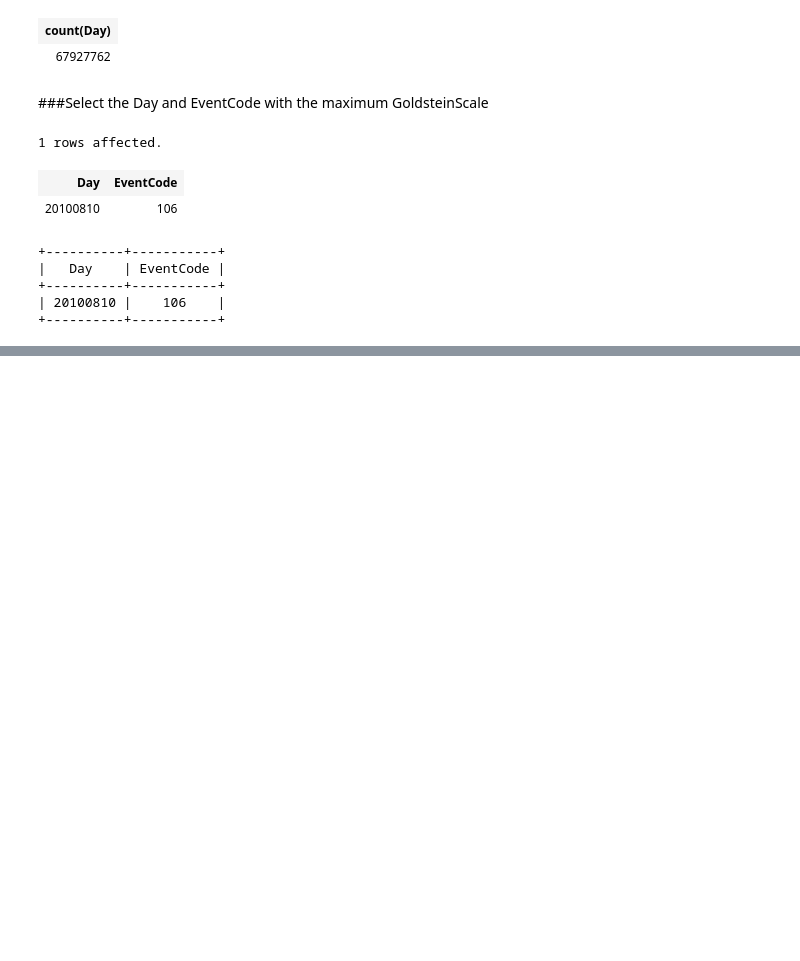
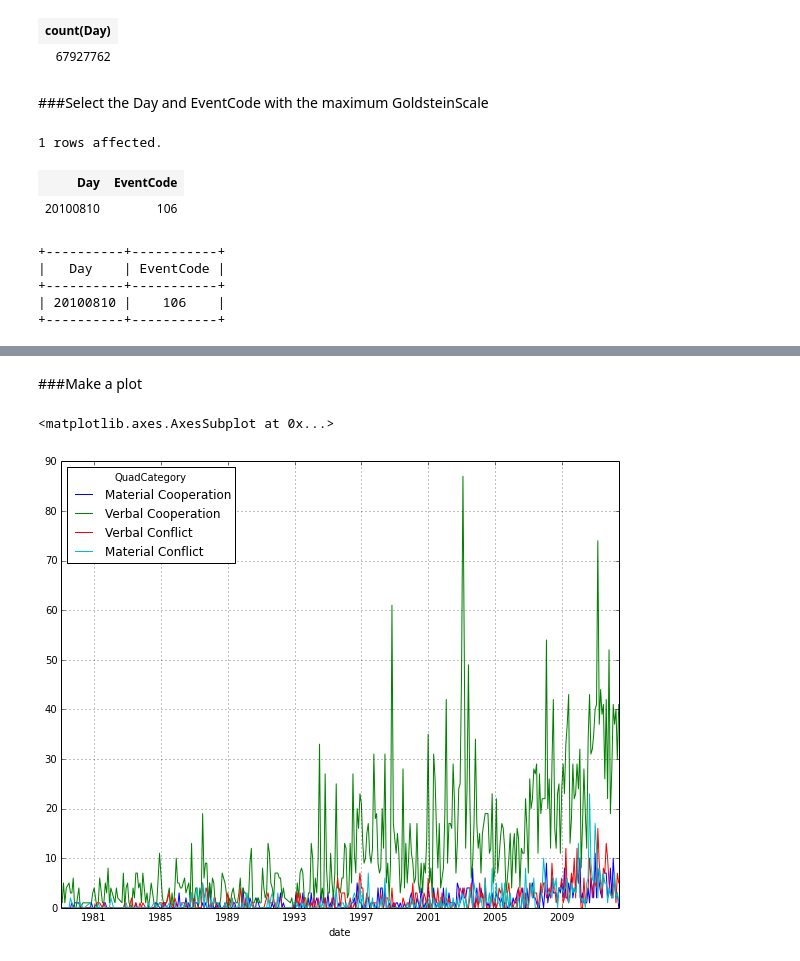
Before and after one commit to jiaweih/sql, a Jupyter notebook: sql.ipynb, the cells around one changed output, grey strips where cells are left out. Cells and saved outputs as stored; diff of their text form; code cells hidden in the pictures; blank space fills up the shorter version.

```diff
--- a/sql.ipynb
+++ b/sql.ipynb
@@ -108,0 +133,2 @@ print _
+# %%
+result = %sql $qry
@@ -108,0 +150,10 @@ print _
+# %%
+import pandas as pd
+df = pd.DataFrame(result, columns=result.keys)
+
+df['Year'] = df.Day.map(lambda x: int(x[:4]))
+df['Month'] = df.Day.map(lambda x: int(x[4:6]))
+df['Date'] = df.Day.map(lambda x: int(x[6:]))
+df = df.drop('Day', axis=1)
+
+df.ix[:10,['Year', 'Month', 'Date', 'Actor1Code', 'Actor2Code', 'QuadCategory']]
@@ -108,0 +175,7 @@ print _
+# %%
+pivot = pd.pivot_table(df, values='Date', index=['Year', 'Month'], columns='QuadCategory',
+                       aggfunc=len)
+
+pivot = pivot.fillna(0)
+pivot = pivot.reset_index()
+pivot.head()
@@ -108,0 +189,20 @@ print _
+# %%
+from datetime import date
+get_date = lambda x: date(year=int(x['Year']), month=int(x['Month']), day=1)
+
+pivot['date'] = pivot.apply(get_date, axis=1)
+pivot = pivot.set_index('date')
+
+pivot = pivot[[1, 2, 3, 4]]
+pivot = pivot.rename(columns={1: 'Material Cooperation',
+                              2: 'Verbal Cooperation',
+                              3: 'Verbal Conflict',
+                              4: 'Material Conflict'})
+# %% [markdown]
+###Make a plot
+# %%
+%matplotlib inline
+pivot.plot(figsize=(10,8))
+# %% [output]
+<matplotlib.axes.AxesSubplot at 0x...>
+[figure, added]
```
Also changed, not shown: parts of 9 cells of this notebook.
